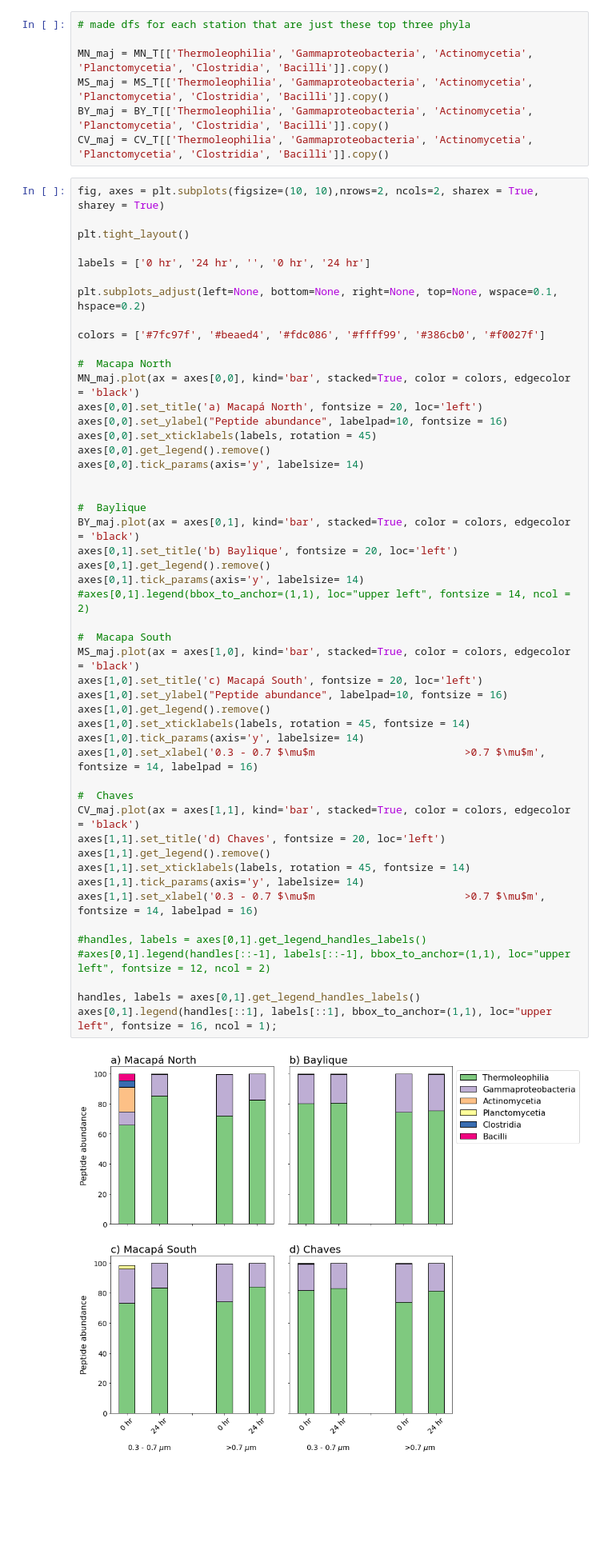
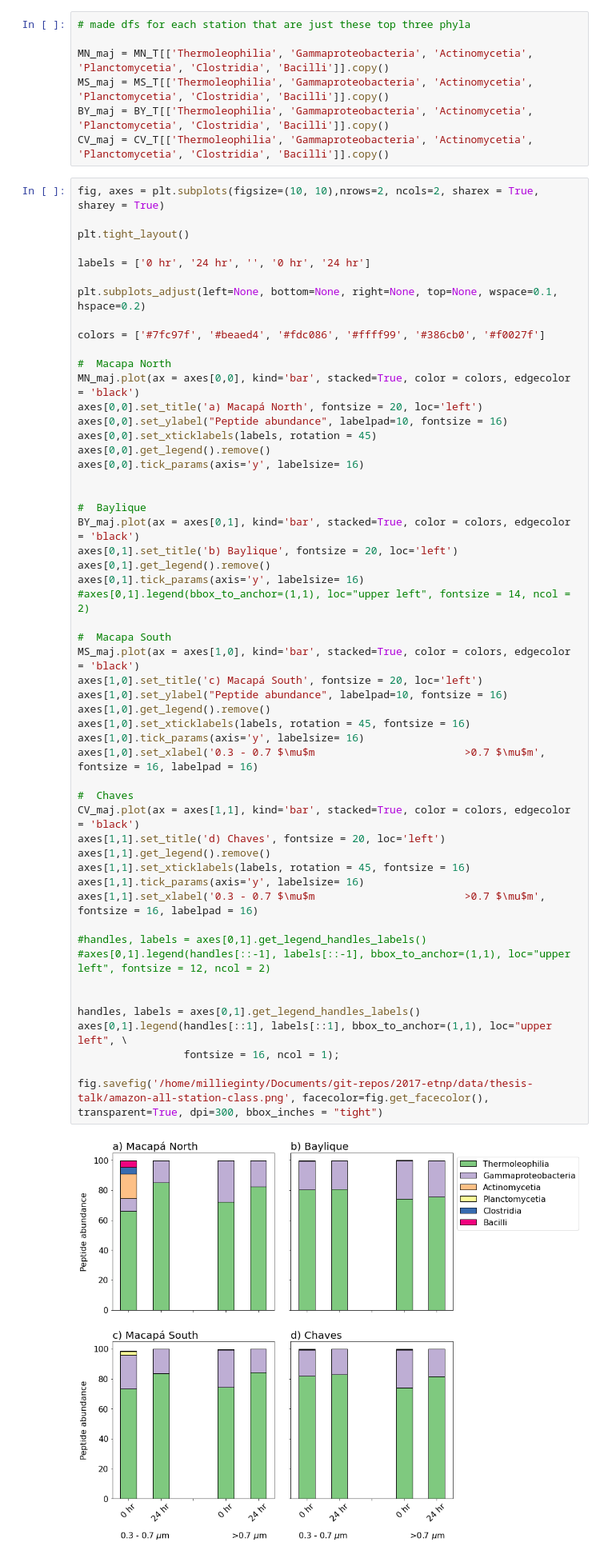
Before and after one commit to MeganEDuffy/amazon, a Jupyter notebook: notebooks/Trocas7_INCUBATIONS/Taxa-comp/All-stations-class.ipynb, the cells around one changed output. Shown: that part at 80% size. Saved outputs shown, nothing was run; the diff lists cells and outputs as text; blank space fills up the shorter version.

Commit message:
made text bigger in amazon class fig for talk

```diff
--- a/notebooks/Trocas7_INCUBATIONS/Taxa-comp/All-stations-class.ipynb
+++ b/notebooks/Trocas7_INCUBATIONS/Taxa-comp/All-stations-class.ipynb
@@ -98,40 +98,44 @@ colors = ['#7fc97f', '#beaed4', '#fdc086', '#ffff99', '#386cb0', '#f0027f']
 #  Macapa North
 MN_maj.plot(ax = axes[0,0], kind='bar', stacked=True, color = colors, edgecolor = 'black')
 axes[0,0].set_title('a) Macapá North', fontsize = 20, loc='left')
 axes[0,0].set_ylabel("Peptide abundance", labelpad=10, fontsize = 16)
 axes[0,0].set_xticklabels(labels, rotation = 45)
 axes[0,0].get_legend().remove()
-axes[0,0].tick_params(axis='y', labelsize= 14)
+axes[0,0].tick_params(axis='y', labelsize= 16)
 
 
 #  Baylique
 BY_maj.plot(ax = axes[0,1], kind='bar', stacked=True, color = colors, edgecolor = 'black')
 axes[0,1].set_title('b) Baylique', fontsize = 20, loc='left')
 axes[0,1].get_legend().remove()
-axes[0,1].tick_params(axis='y', labelsize= 14)
+axes[0,1].tick_params(axis='y', labelsize= 16)
 #axes[0,1].legend(bbox_to_anchor=(1,1), loc="upper left", fontsize = 14, ncol = 2)
 
 #  Macapa South
 MS_maj.plot(ax = axes[1,0], kind='bar', stacked=True, color = colors, edgecolor = 'black')
 axes[1,0].set_title('c) Macapá South', fontsize = 20, loc='left')
 axes[1,0].set_ylabel("Peptide abundance", labelpad=10, fontsize = 16)
 axes[1,0].get_legend().remove()
-axes[1,0].set_xticklabels(labels, rotation = 45, fontsize = 14)
-axes[1,0].tick_params(axis='y', labelsize= 14)
-axes[1,0].set_xlabel('0.3 - 0.7 $\mu$m                        >0.7 $\mu$m', fontsize = 14, labelpad = 16)
+axes[1,0].set_xticklabels(labels, rotation = 45, fontsize = 16)
+axes[1,0].tick_params(axis='y', labelsize= 16)
+axes[1,0].set_xlabel('0.3 - 0.7 $\mu$m                        >0.7 $\mu$m', fontsize = 16, labelpad = 16)
 
 #  Chaves
 CV_maj.plot(ax = axes[1,1], kind='bar', stacked=True, color = colors, edgecolor = 'black')
 axes[1,1].set_title('d) Chaves', fontsize = 20, loc='left')
 axes[1,1].get_legend().remove()
-axes[1,1].set_xticklabels(labels, rotation = 45, fontsize = 14)
-axes[1,1].tick_params(axis='y', labelsize= 14)
-axes[1,1].set_xlabel('0.3 - 0.7 $\mu$m                        >0.7 $\mu$m', fontsize = 14, labelpad = 16)
+axes[1,1].set_xticklabels(labels, rotation = 45, fontsize = 16)
+axes[1,1].tick_params(axis='y', labelsize= 16)
+axes[1,1].set_xlabel('0.3 - 0.7 $\mu$m                        >0.7 $\mu$m', fontsize = 16, labelpad = 16)
 
 #handles, labels = axes[0,1].get_legend_handles_labels()
 #axes[0,1].legend(handles[::-1], labels[::-1], bbox_to_anchor=(1,1), loc="upper left", fontsize = 12, ncol = 2)
 
+
 handles, labels = axes[0,1].get_legend_handles_labels()
-axes[0,1].legend(handles[::1], labels[::1], bbox_to_anchor=(1,1), loc="upper left", fontsize = 16, ncol = 1);
+axes[0,1].legend(handles[::1], labels[::1], bbox_to_anchor=(1,1), loc="upper left", \
+                 fontsize = 16, ncol = 1);
+
+fig.savefig('/home/millieginty/Documents/git-repos/2017-etnp/data/thesis-talk/amazon-all-station-class.png', facecolor=fig.get_facecolor(), transparent=True, dpi=300, bbox_inches = "tight")
 # %% [output]
-[figure, old version]
+[figure, new version]
```
